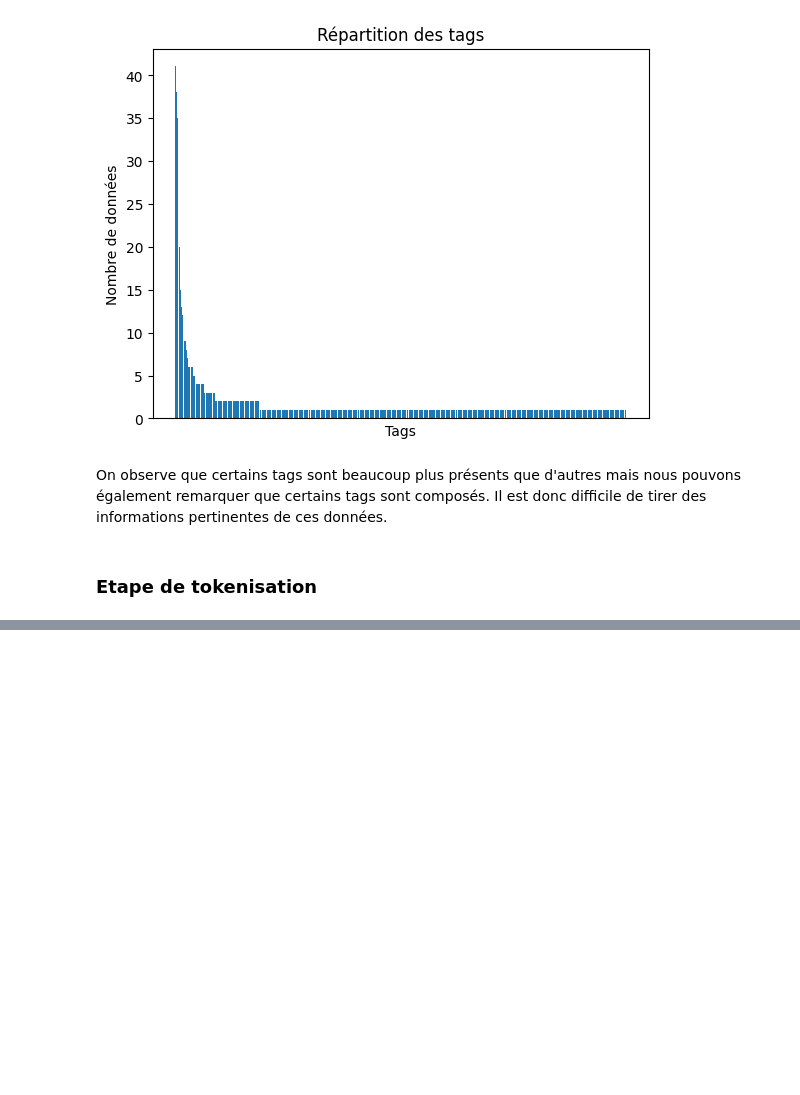
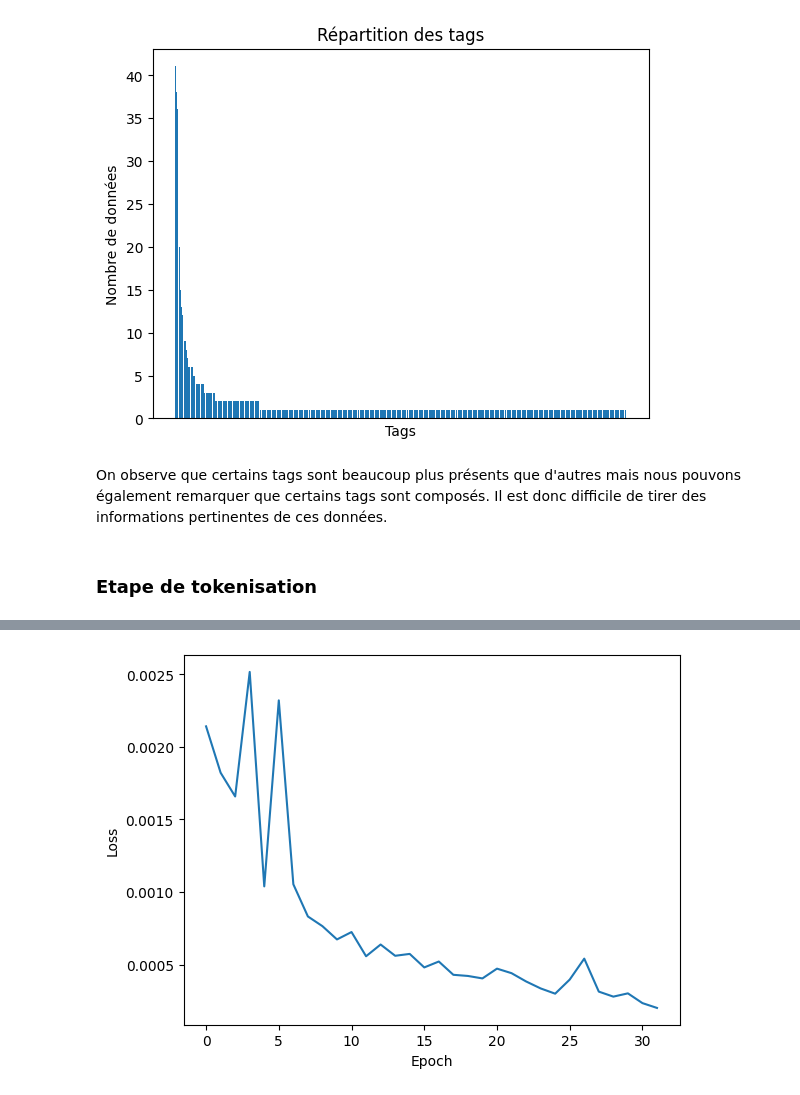
Before and after one commit to Harsisis/MachineLearning_TP, a Jupyter notebook: machineLearning/TP4/main.ipynb, the cells around one changed output, grey strips where cells are left out. Saved outputs shown, nothing was run; the diff lists cells and outputs as text; code cells hidden in the pictures; blank space fills up the shorter version.

Commit message:
analyse model loss and auc

```diff
--- a/machineLearning/TP4/main.ipynb
+++ b/machineLearning/TP4/main.ipynb
@@ -216,0 +224,5 @@ df_train
+# %%
+from sklearn.model_selection import train_test_split
+y = df_train["Labels"]
+x = df_train['Text']
+x_train, x_test, y_train, y_test = train_test_split(x, y, test_size=0.2, random_state=32)
@@ -216,0 +253,10 @@ df_train
+# %%
+model = Sequential([
+    vectorize_layer,
+    Embedding(input_dim = vocabs, output_dim = 100, input_length=max_length),
+    # LSTM(128, recurrent_activation="sigmoid"),
+    GlobalAveragePooling1D(),
+    Dense(128, activation="relu"), # https://en.wikipedia.org/wiki/Rectifier_(neural_networks)
+    # Dropout(0.2), # Randomly set inputs to 0 with the probability in input, here 0.2 to prevent overfitting
+    Dense(6, activation = "Softmax"), # Output function
+])
@@ -216,0 +283,22 @@ df_train
+# %%
+def toVector(column):
+  vector = []
+  for val in column:
+    res = [0, 0, 0, 0, 0, 0]
+    res[val] = 1
+    vector.append(res)
+  return np.array(vector)
+# %%
+
+model.compile(optimizer=Adam(learning_rate=0.001), # Optimizer modifies the weights with specified learning rate
+              loss=CategoricalCrossentropy(),
+              metrics=[tf.metrics.AUC()],
+              )
+
+history = model.fit(x_train, toVector(y_train),
+          initial_epoch=0,
+          epochs=32,
+          validation_data=(x_test, toVector(y_test)),
+          batch_size=32,
+        #   callbacks = callback
+          )
@@ -216,0 +323,8 @@ df_train
+# %%
+loss = history.history["loss"]
+plt.plot(loss)
+plt.xlabel("Epoch")
+plt.ylabel("Loss")
+plt.show()
+# %% [output]
+[figure, added]
```
Also changed, not shown: parts of 20 cells of this notebook.
